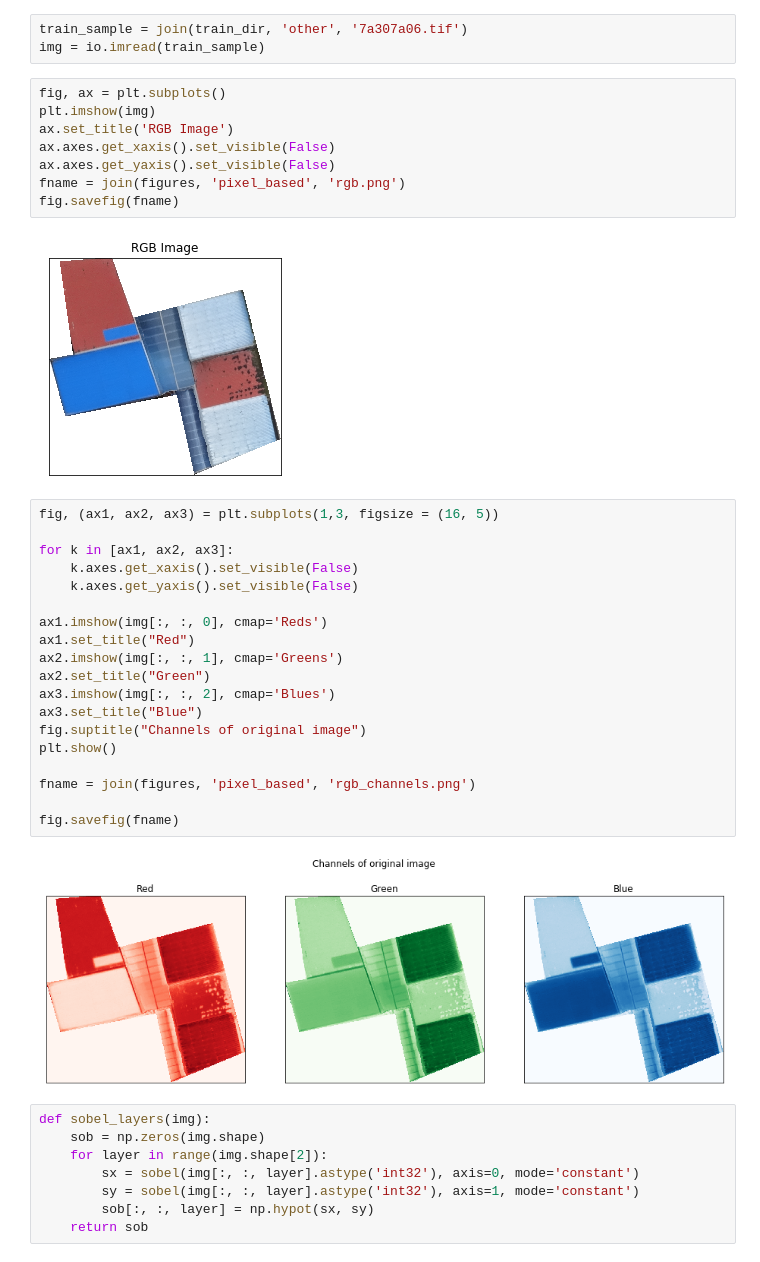
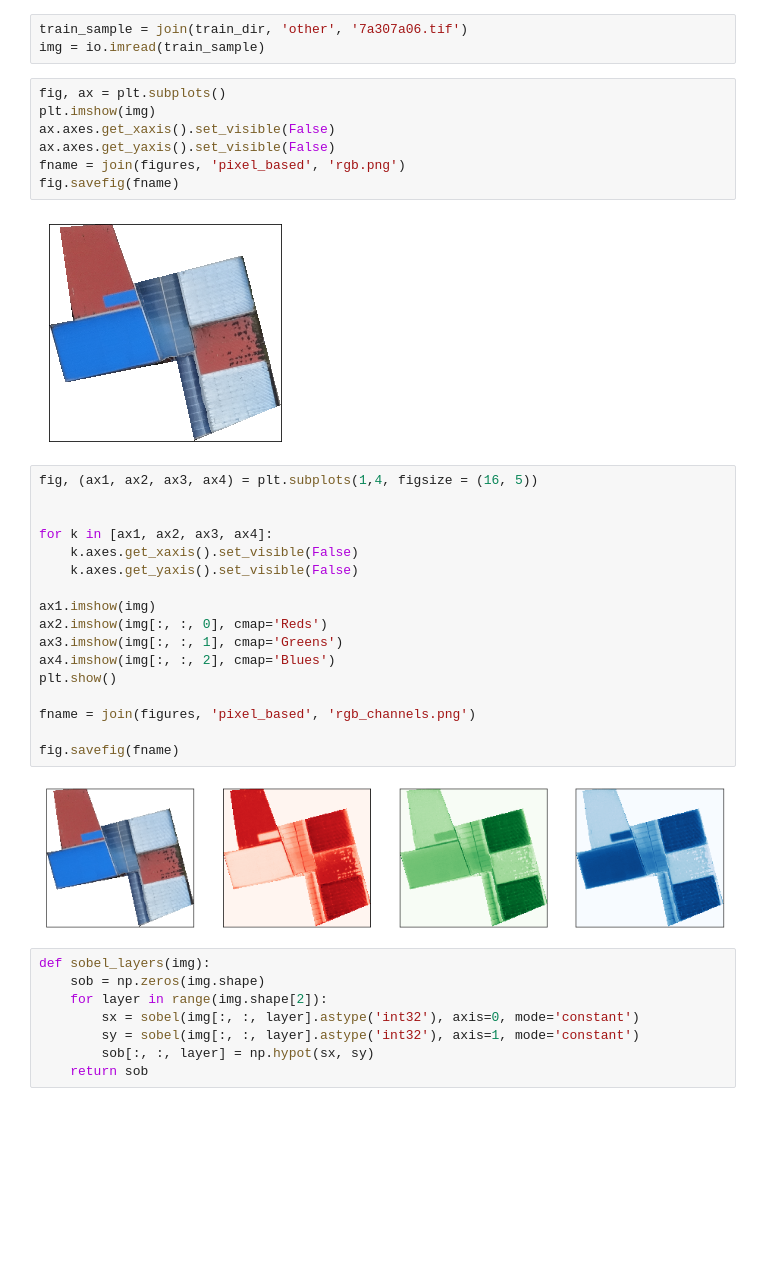
Before and after one commit to jo-ruether/ipeo_carribean, a Jupyter notebook: src/Make plots.ipynb, the cells around one changed output. Saved outputs shown, nothing was run; the diff lists cells and outputs as text; blank space fills up the shorter version.

```diff
--- a/src/Make plots.ipynb
+++ b/src/Make plots.ipynb
@@ -35,34 +36,31 @@ img = io.imread(train_sample)
 # %%
 fig, ax = plt.subplots()
 plt.imshow(img)
-ax.set_title('RGB Image')
 ax.axes.get_xaxis().set_visible(False)
 ax.axes.get_yaxis().set_visible(False)
 fname = join(figures, 'pixel_based', 'rgb.png')
 fig.savefig(fname)
 # %% [output]
-[figure, old version]
+[figure, new version]
 # %%
-fig, (ax1, ax2, ax3) = plt.subplots(1,3, figsize = (16, 5))
+fig, (ax1, ax2, ax3, ax4) = plt.subplots(1,4, figsize = (16, 5))
 
-for k in [ax1, ax2, ax3]:
+
+for k in [ax1, ax2, ax3, ax4]:
     k.axes.get_xaxis().set_visible(False)
     k.axes.get_yaxis().set_visible(False)
 
-ax1.imshow(img[:, :, 0], cmap='Reds')
-ax1.set_title("Red")
-ax2.imshow(img[:, :, 1], cmap='Greens')
-ax2.set_title("Green")
-ax3.imshow(img[:, :, 2], cmap='Blues')
-ax3.set_title("Blue")
-fig.suptitle("Channels of original image")
+ax1.imshow(img)
+ax2.imshow(img[:, :, 0], cmap='Reds')
+ax3.imshow(img[:, :, 1], cmap='Greens')
+ax4.imshow(img[:, :, 2], cmap='Blues')
 plt.show()
 
 fname = join(figures, 'pixel_based', 'rgb_channels.png')
 
 fig.savefig(fname)
 # %% [output]
-[figure, old version]
+[figure, new version]
 # %%
 def sobel_layers(img):
     sob = np.zeros(img.shape)
```
Also changed, not shown: parts of 2 cells of this notebook, 9 other files.
